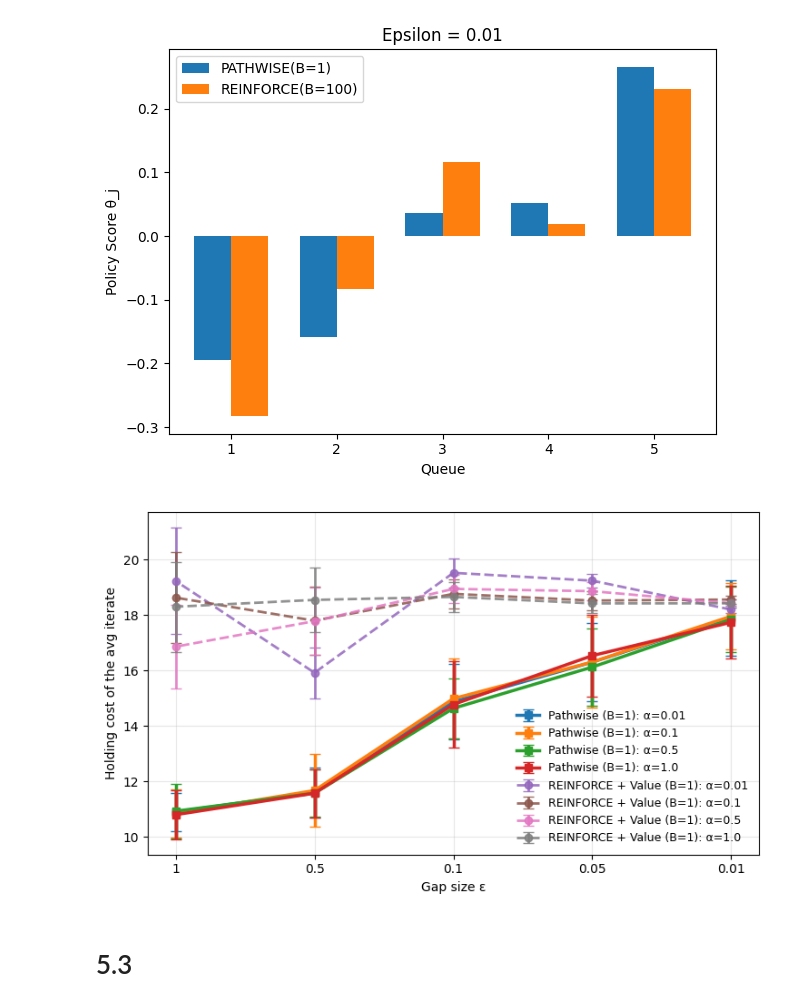
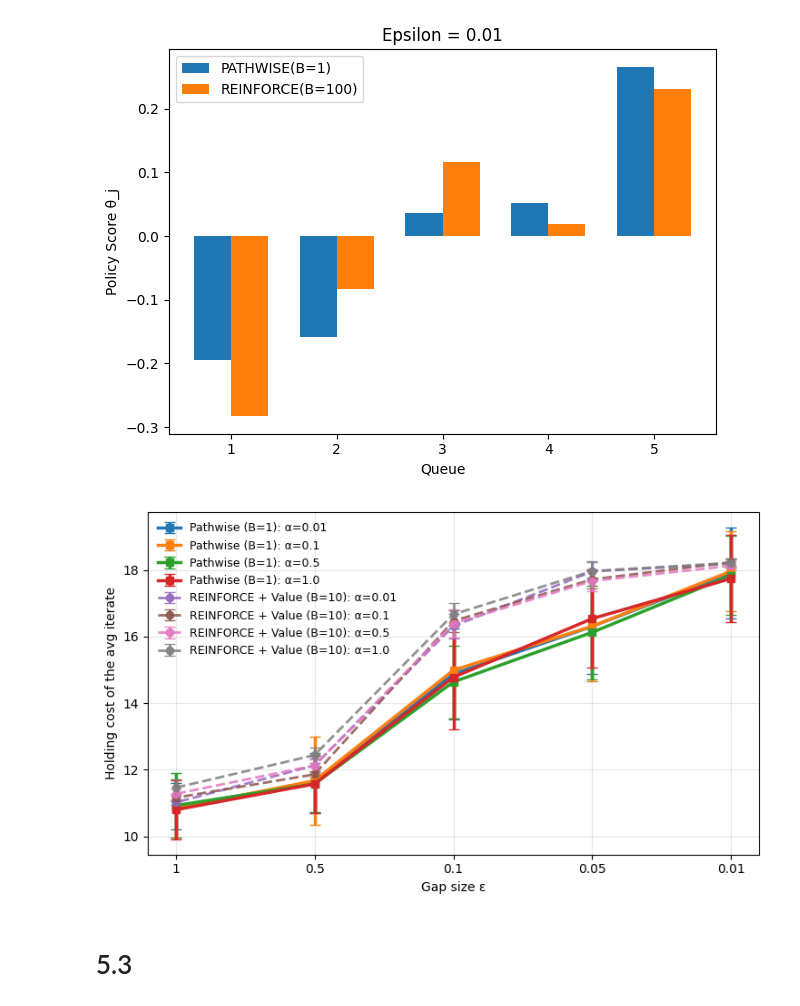
Before and after one commit to ThomasMoulin-hub/QueueTorchReviews, a Jupyter notebook: notebooks/reproducing_figs.ipynb, the cells around one changed output. Drawn from its saved outputs; the diff is of its cells as text; code cells hidden in the pictures.

Commit message:
Figure 9.2

```diff
--- a/notebooks/reproducing_figs.ipynb
+++ b/notebooks/reproducing_figs.ipynb
@@ -141,7 +141,7 @@ with open("/user/xz3355/QueueTorchReviews/cmu/pathwise_wc_cmu1_multiclass10.json
     pw10 = json.load(f)
 
 # with open("/user/xz3355/queue-learning/cmu/wc_reinforce_baseline_cmu_multiclass.json", "r") as f:
-with open("/user/xz3355/QueueTorchReviews/cmu/wc_reinforce_baseline_cmu_B100_multiclass10.json", "r") as f:
+with open("/user/xz3355/QueueTorchReviews/cmu/wc_reinforce_baseline_cmu_B10_multiclass10.json", "r") as f:
     rf10 = json.load(f)
 
 pw10_results = []
@@ -197,35 +197,35 @@ for r in rf10_results:
     rf_by_alpha[r['alpha']].append(r)
 
 for alpha, records in rf_by_alpha.items():
     records = sorted(records, key=lambda x: x['gap'], reverse=False)
 
     # gaps  = [r['gap'] for r in records]
     means = [r['avg_cost'] for r in records]
     stds  = [r['cost_std'] for r in records]
 
     ax.errorbar(
         x, means, yerr=stds,
         marker='o',
         linestyle='--',
         linewidth=2,
         capsize=4,
         alpha=0.85,
-        label=f"REINFORCE + Value (B=100): α={alpha}"
+        label=f"REINFORCE + Value (B=10): α={alpha}"
     )
 
 # ===== 3. graph style =====
 ax.set_xticks(x)
 ax.set_xticklabels(gaps)
 ax.set_xlabel("Gap size ε")
 ax.set_ylabel("Holding cost of the avg iterate")
 ax.invert_xaxis()
 ax.grid(True, alpha=0.3)
 ax.legend(frameon=False, fontsize=9)
 plt.tight_layout()
 plt.show()
 # plt.savefig("/user/xz3355/QueueTorchReviews/cmu/Fig9_2.png")
 # %% [output]
-[figure, old version]
+[figure, new version]
 # %% [markdown]
 # 5.3
 # %%
```
Also changed, not shown: 6 other files.
